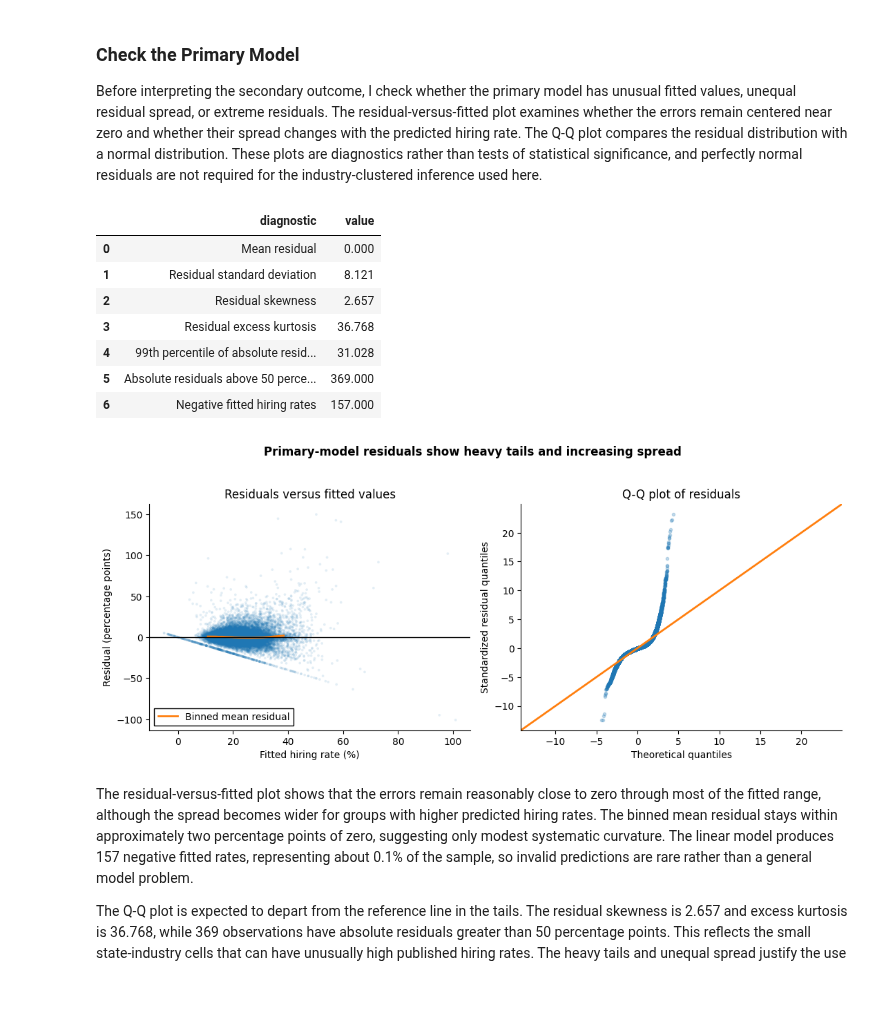
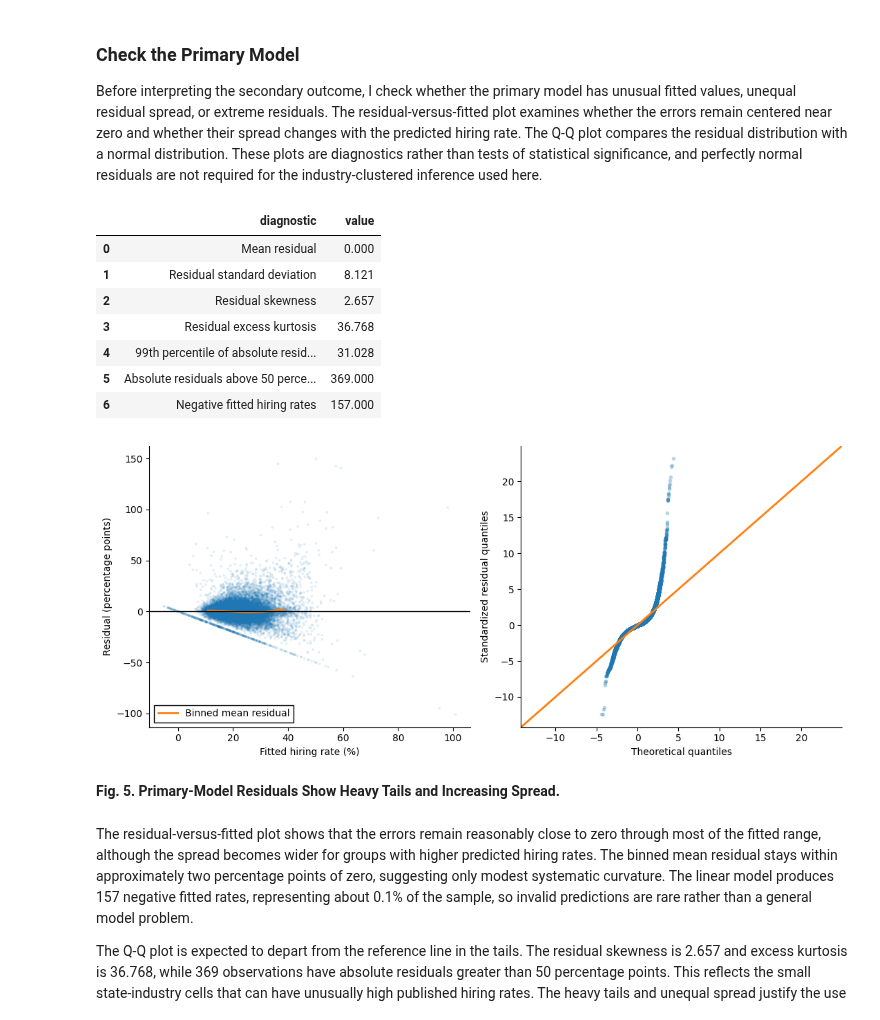
Before and after one commit to viet0901/senior-research, a Jupyter notebook: notebooks/01_research_analysis.ipynb, the cells around one changed output. Drawn from its saved outputs; the diff is of its cells as text; code cells hidden in the pictures; blank space fills up the shorter version.

```diff
--- a/notebooks/01_research_analysis.ipynb
+++ b/notebooks/01_research_analysis.ipynb
@@ -2366,7 +2359,6 @@ axes[0].plot(
     label="Binned mean residual",
 )
 axes[0].axhline(0, color="black", linewidth=1)
-axes[0].set_title("Residuals versus fitted values")
 axes[0].set_xlabel("Fitted hiring rate (%)")
 axes[0].set_ylabel("Residual (percentage points)")
 axes[0].legend(
@@ -2389,40 +2381,41 @@ qqplot(
 )
 axes[1].get_lines()[1].set_color("tab:orange")
 axes[1].get_lines()[1].set_linewidth(2)
-axes[1].set_title("Q-Q plot of residuals")
 axes[1].set_xlabel("Theoretical quantiles")
 axes[1].set_ylabel("Standardized residual quantiles")
 
 for axis in axes:
     axis.spines["top"].set_visible(False)
     axis.spines["right"].set_visible(False)
 
-fig.suptitle(
-    "Primary-model residuals show heavy tails and increasing spread",
-    fontweight="bold",
-)
-fig.tight_layout(rect=(0, 0, 1, 0.95))
+fig.tight_layout()
 
 diagnostic_figure_path = (
     project_root / "figures" / "primary_model_diagnostics.png"
 )
 fig.savefig(
     diagnostic_figure_path,
     dpi=300,
     bbox_inches="tight",
 )
 
 plt.show()
+display(
+    Markdown(
+        "**Fig. 5. Primary-Model Residuals Show Heavy Tails and Increasing Spread.**"
+    )
+)
 # %% [output]
 |  | diagnostic | value |
 | 0 | Mean residual | 0.000 |
 | 1 | Residual standard deviation | 8.121 |
 | 2 | Residual skewness | 2.657 |
 | 3 | Residual excess kurtosis | 36.768 |
 | 4 | 99th percentile of absolute resid... | 31.028 |
 | 5 | Absolute residuals above 50 perce... | 369.000 |
 | 6 | Negative fitted hiring rates | 157.000 |
-[figure, old version]
+[figure, new version]
+**Fig. 5. Primary-Model Residuals Show Heavy Tails and Increasing Spread.**
 # %% [markdown]
 The residual-versus-fitted plot shows that the errors remain reasonably close to zero through most of the fitted range, although the spread becomes wider for groups with higher predicted hiring rates. The binned mean residual stays within approximately two percentage points of zero, suggesting only modest systematic curvature. The linear model produces 157 negative fitted rates, representing about 0.1% of the sample, so invalid predictions are rare rather than a general model problem.
 
```
Also changed, not shown: parts of 5 cells of this notebook, 5 other files.
